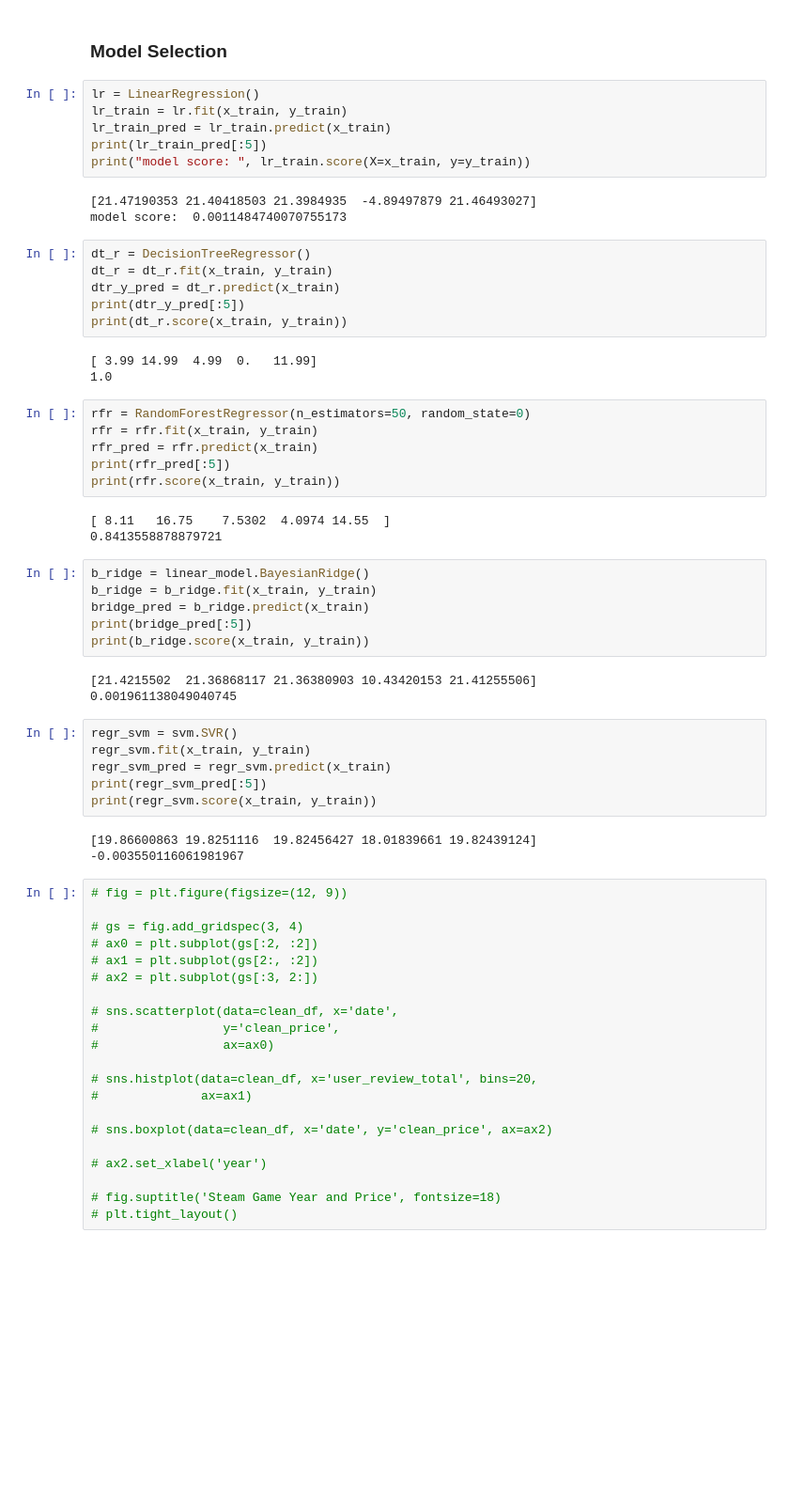
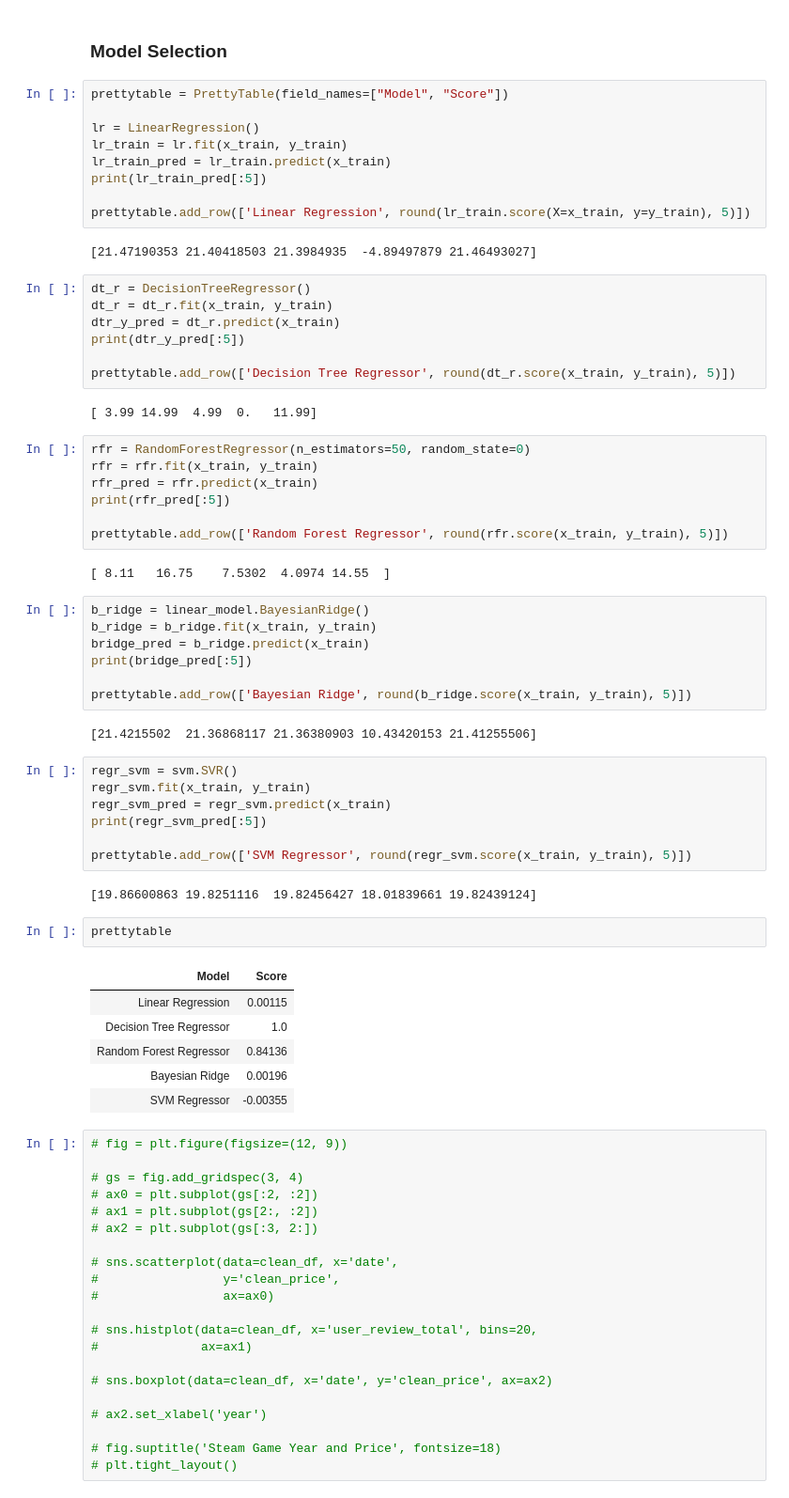
Before and after one commit to hypothetical-lemon/COMP4448, a Jupyter notebook: final_project.ipynb, the cells around one changed output. Shown at 94% size. Drawn from its saved outputs; the diff is of its cells as text; blank space fills up the shorter version.

Commit message:
add pretty table

```diff
--- a/final_project.ipynb
+++ b/final_project.ipynb
@@ -554,50 +555,61 @@ print(y_test[:5])
 # %% [markdown]
 ### Model Selection
 # %%
+prettytable = PrettyTable(field_names=["Model", "Score"])
+
 lr = LinearRegression()
 lr_train = lr.fit(x_train, y_train)
 lr_train_pred = lr_train.predict(x_train)
 print(lr_train_pred[:5])
-print("model score: ", lr_train.score(X=x_train, y=y_train))
+
+prettytable.add_row(['Linear Regression', round(lr_train.score(X=x_train, y=y_train), 5)])
 # %% [output]
 [21.47190353 21.40418503 21.3984935  -4.89497879 21.46493027]
-model score:  0.0011484740070755173
 # %%
 dt_r = DecisionTreeRegressor()
 dt_r = dt_r.fit(x_train, y_train)
 dtr_y_pred = dt_r.predict(x_train)
 print(dtr_y_pred[:5])
-print(dt_r.score(x_train, y_train))
+
+prettytable.add_row(['Decision Tree Regressor', round(dt_r.score(x_train, y_train), 5)])
 # %% [output]
 [ 3.99 14.99  4.99  0.   11.99]
-1.0
 # %%
 rfr = RandomForestRegressor(n_estimators=50, random_state=0)
 rfr = rfr.fit(x_train, y_train)
 rfr_pred = rfr.predict(x_train)
 print(rfr_pred[:5])
-print(rfr.score(x_train, y_train))
+
+prettytable.add_row(['Random Forest Regressor', round(rfr.score(x_train, y_train), 5)])
 # %% [output]
 [ 8.11   16.75    7.5302  4.0974 14.55  ]
-0.8413558878879721
 # %%
 b_ridge = linear_model.BayesianRidge()
 b_ridge = b_ridge.fit(x_train, y_train)
 bridge_pred = b_ridge.predict(x_train)
 print(bridge_pred[:5])
-print(b_ridge.score(x_train, y_train))
+
+prettytable.add_row(['Bayesian Ridge', round(b_ridge.score(x_train, y_train), 5)])
 # %% [output]
 [21.4215502  21.36868117 21.36380903 10.43420153 21.41255506]
-0.001961138049040745
 # %%
 regr_svm = svm.SVR()
 regr_svm.fit(x_train, y_train)
 regr_svm_pred = regr_svm.predict(x_train)
 print(regr_svm_pred[:5])
-print(regr_svm.score(x_train, y_train))
+
+prettytable.add_row(['SVM Regressor', round(regr_svm.score(x_train, y_train), 5)])
 # %% [output]
 [19.86600863 19.8251116  19.82456427 18.01839661 19.82439124]
--0.003550116061981967
+# %%
+prettytable
+# %% [output]
+| Model | Score |
+| Linear Regression | 0.00115 |
+| Decision Tree Regressor | 1.0 |
+| Random Forest Regressor | 0.84136 |
+| Bayesian Ridge | 0.00196 |
+| SVM Regressor | -0.00355 |
 # %%
 # fig = plt.figure(figsize=(12, 9))
 
```
Also changed, not shown: parts of 1 cell of this notebook.
